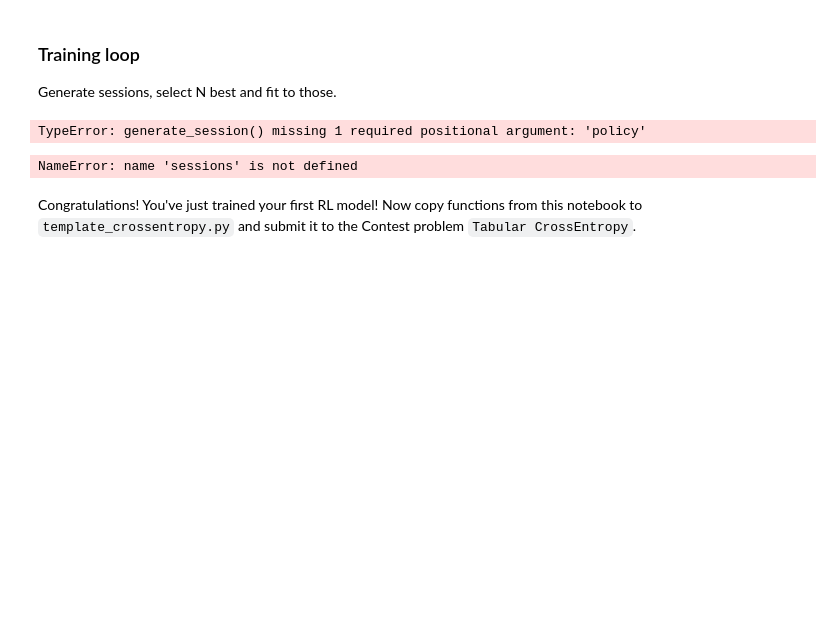
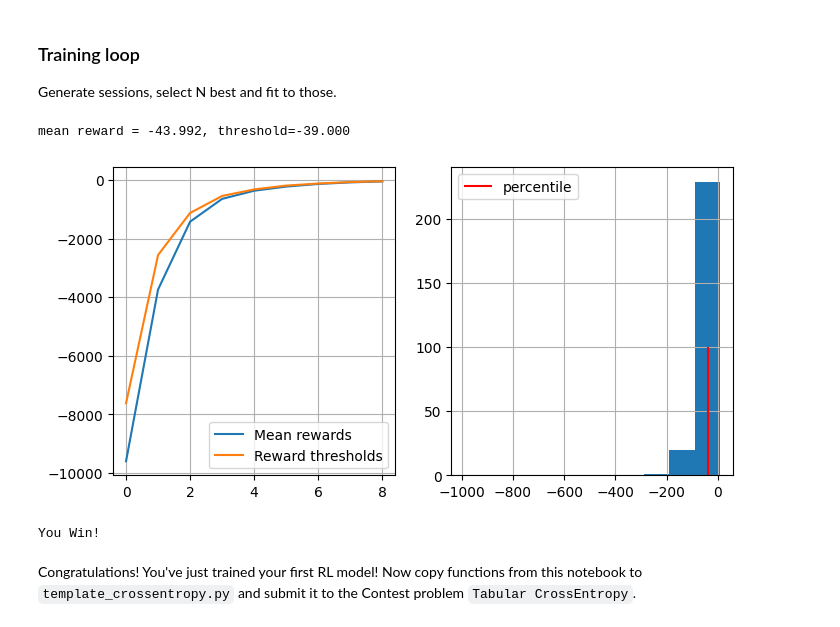
Before and after one commit to Latichka/Autoencoder-smile, a Jupyter notebook: homeworks/hw02_cross_entropy/01_crossentropy_method.ipynb, the cells around one changed output. Drawn from its saved outputs; the diff is of its cells as text; code cells hidden in the pictures; blank space fills up the shorter version.

```diff
--- a/homeworks/hw02_cross_entropy/01_crossentropy_method.ipynb
+++ b/homeworks/hw02_cross_entropy/01_crossentropy_method.ipynb
@@ -322,3 +377,45 @@ def update_policy(elite_states, elite_actions, n_states=n_states, n_actions=n_ac
+# %%
+def update_policy( elite_states, elite_actions, n_states=n_states, n_actions=n_actions):
+    """
+    Given old policy and a list of elite states/actions from select_elites,
+    return new updated policy where each action probability is proportional to
+
+    policy[s_i,a_i] ~ #[occurences of si and ai in elite states/actions]
+
+    Don't forget to normalize policy to get valid probabilities and handle 0/0 case.
+    In case you never visited a state, set probabilities for all actions to 1./n_actions
+
+    :param elite_states: 1D list of states from elite sessions
+    :param elite_actions: 1D list of actions from elite sessions
+    :param n_states: number of states in the environment
+    :param n_actions: number of actions in the environment
+
+    :returns: new_policy: np.array of shape (n_states, n_actions)
+    """
+    # your code here
+    new_policy = None
+    policy = np.ones([n_states, n_actions])/n_actions
+
+
+    dictionary = {}
+    for i in range(len(elite_states)):
+        dictionary.setdefault(elite_states[i], []).append(elite_actions[i])
+
+    for i in dictionary:
+        policy[i] = 0
+        small_dic = {}
+        sum = len(dictionary.get(i))
+        for j in dictionary.get(i):
+            small_dic[j] = small_dic.get(j, 0) +1
+        for l in small_dic:
+            n = small_dic.get(l)
+            prob = n/sum
+            policy[i, l ] = prob
+    new_policy = policy
+    assert new_policy is not None
+    # your code here
+
+    return new_policy
 # %%
 elite_states = [1, 2, 3, 4, 2, 0, 2, 3, 1]
 elite_actions = [0, 2, 4, 3, 2, 0, 1, 3, 3]
@@ -379,30 +476,31 @@ policy = np.ones([n_states, n_actions]) / n_actions
 # %%
 n_sessions = 250  # sample this many sessions
 percentile = 50  # take this percent of session with highest rewards
 learning_rate = 0.5  # add this thing to all counts for stability
 
 log = []
 
 for i in range(100):
 
-    %time sessions = [generate_session(policy) for _ in range(n_sessions)]
+    sessions = [generate_session(env, policy) for _ in range(n_sessions)]
 
     states_batch, actions_batch, rewards_batch = zip(*sessions)
 
     elite_states, elite_actions = select_elites(states_batch, actions_batch, rewards_batch, percentile)
 
     new_policy = update_policy(elite_states, elite_actions)
 
     policy = learning_rate*new_policy + (1-learning_rate)*policy
 
     # display results on chart
     show_progress(rewards_batch, log, percentile)
     if np.mean(rewards_batch) > -50:
         print("You Win!")
         break
 # %% [output]
-TypeError: generate_session() missing 1 required positional argument: 'policy'
+mean reward = -43.992, threshold=-39.000
+[figure, added]
-NameError: name 'sessions' is not defined
+You Win!
 # %% [markdown]
 Congratulations! You've just trained your first RL model!
 Now copy functions from this notebook to `template_crossentropy.py` and submit it to the Contest problem `Tabular CrossEntropy`.
```
Also changed, not shown: parts of 9 cells of this notebook.
